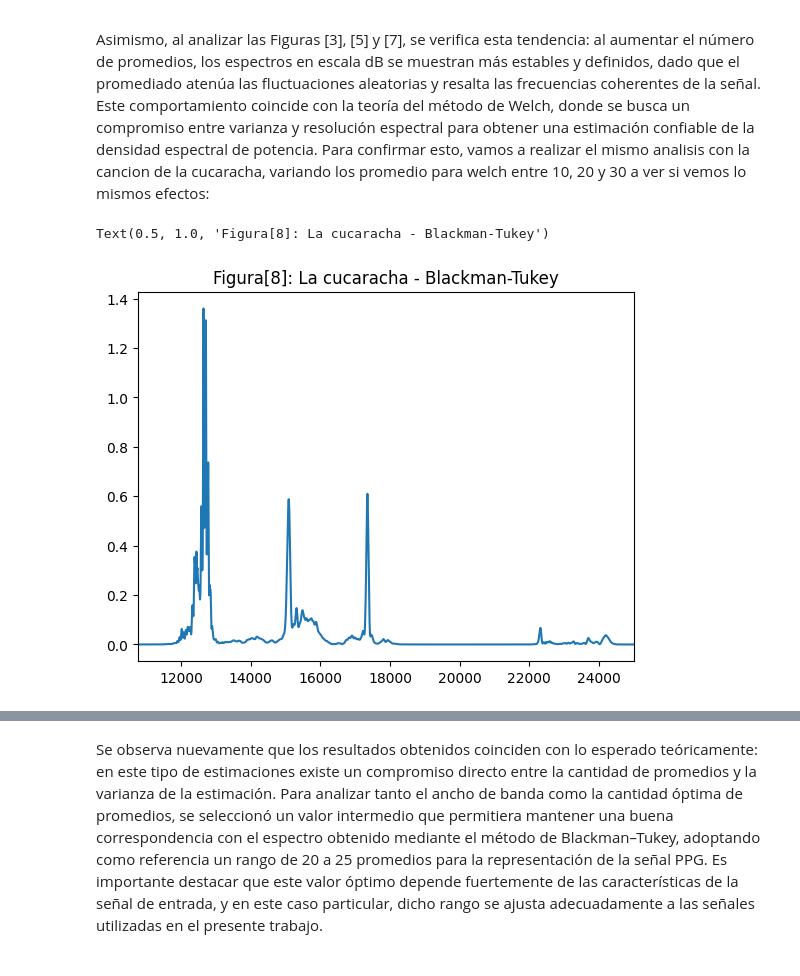
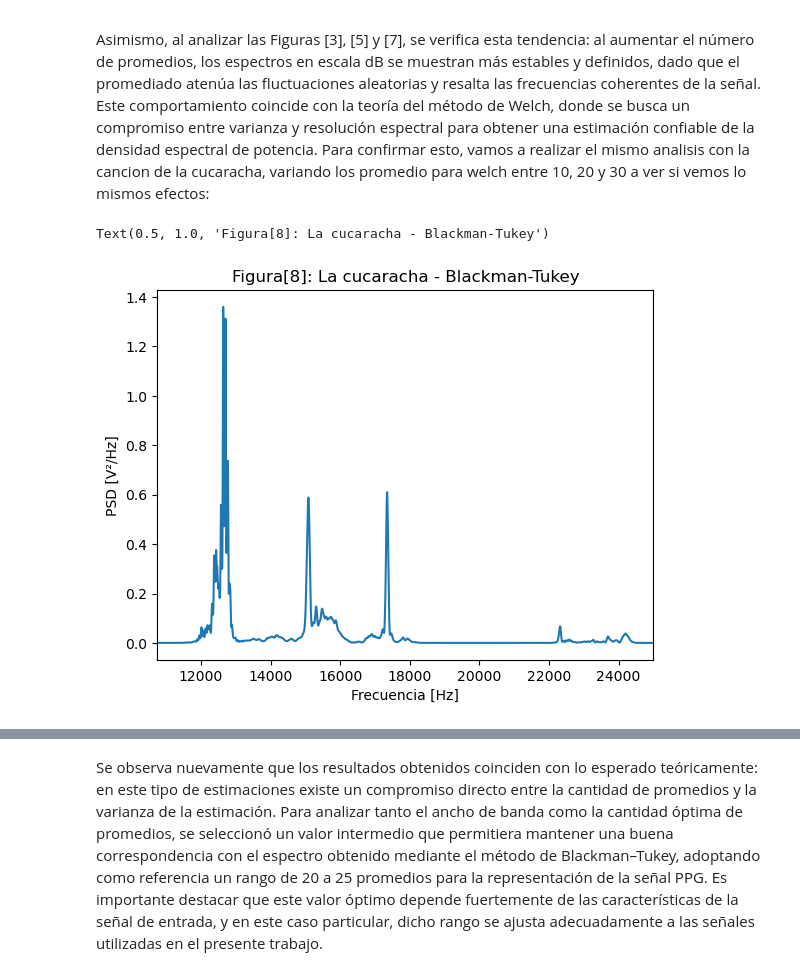
Before and after one commit to AugustoOjeda/TS5, a Jupyter notebook: TS5.ipynb, the cells around one changed output, grey strips where cells are left out. Saved outputs shown, nothing was run; the diff lists cells and outputs as text; code cells hidden in the pictures.

```diff
--- a/TS5.ipynb
+++ b/TS5.ipynb
@@ -158,34 +158,36 @@ Asimismo, al analizar las Figuras [3], [5] y [7], se verifica esta tendencia: al
 # %%
 #Blackman-turkey
 #Hago autocorrelacion
 y = wav_data
 if y.ndim > 1:
     y = y[:, 0]
 y = y.astype(float) - np.mean(y)
 
 Ncu = len(y)
 Rcu = sig.correlate(y, y, mode='full') / Ncu          # biased
 center_cu = len(Rcu) // 2
 
 # elegir M en tiempo -> 0.5 s (ejemplo razonable para audio)
 M_des_cu = int(0.5 * fs_audio)
 # limitar M por los datos
 M_cu = min(M_des_cu, Ncu-1, center_cu, len(Rcu) - center_cu - 1)
 
 Rcu_seg = Rcu[center_cu - M_cu : center_cu + M_cu + 1]
 w_cu = sig.windows.bartlett(len(Rcu_seg))
 Rcu_win = Rcu_seg * w_cu
 
 nfft_cu = 4 * Ncu
 PSD_BT_cu = np.abs(np.fft.rfft(Rcu_win, n=nfft_cu))
 
 plt.figure()
 plt.plot(np.abs(PSD_BT_cu))
 plt.xlim(10750,25000)
+plt.xlabel("Frecuencia [Hz]")
+plt.ylabel("PSD [V²/Hz]")
 plt.title('Figura[8]: La cucaracha - Blackman-Tukey')
 # %% [output]
 Text(0.5, 1.0, 'Figura[8]: La cucaracha - Blackman-Tukey')
-[figure, old version]
+[figure, new version]
 # %%
 cpcucaracha=10 #cantidad de promedio
 npersegcucaracha=wav_data.shape[0] // cpcucaracha
```
Also changed, not shown: parts of 18 cells of this notebook, 1 other file.
